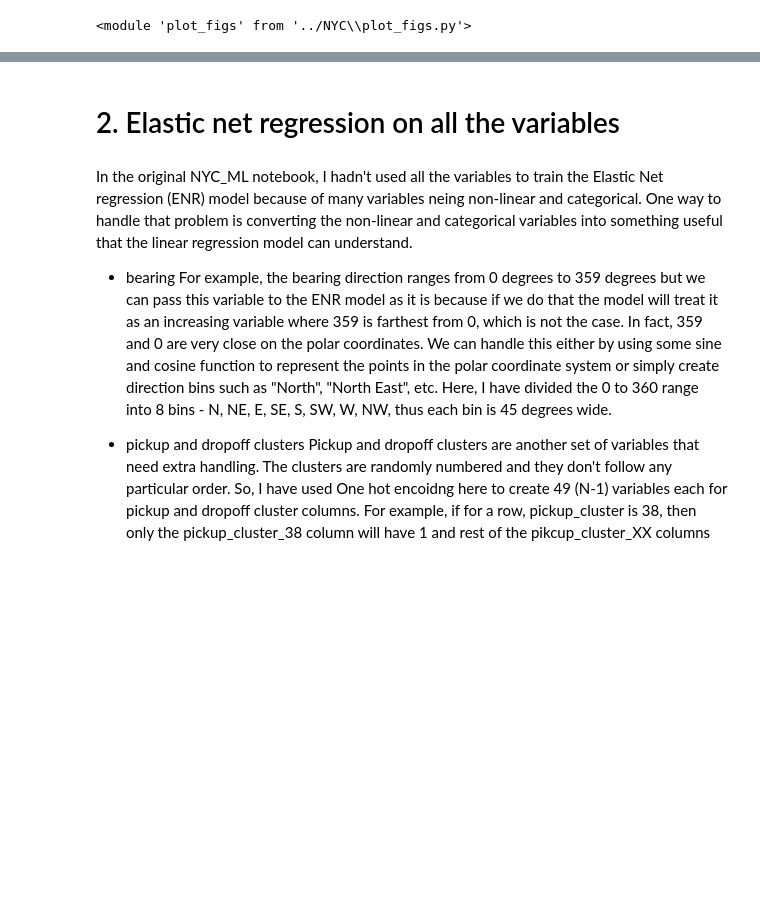
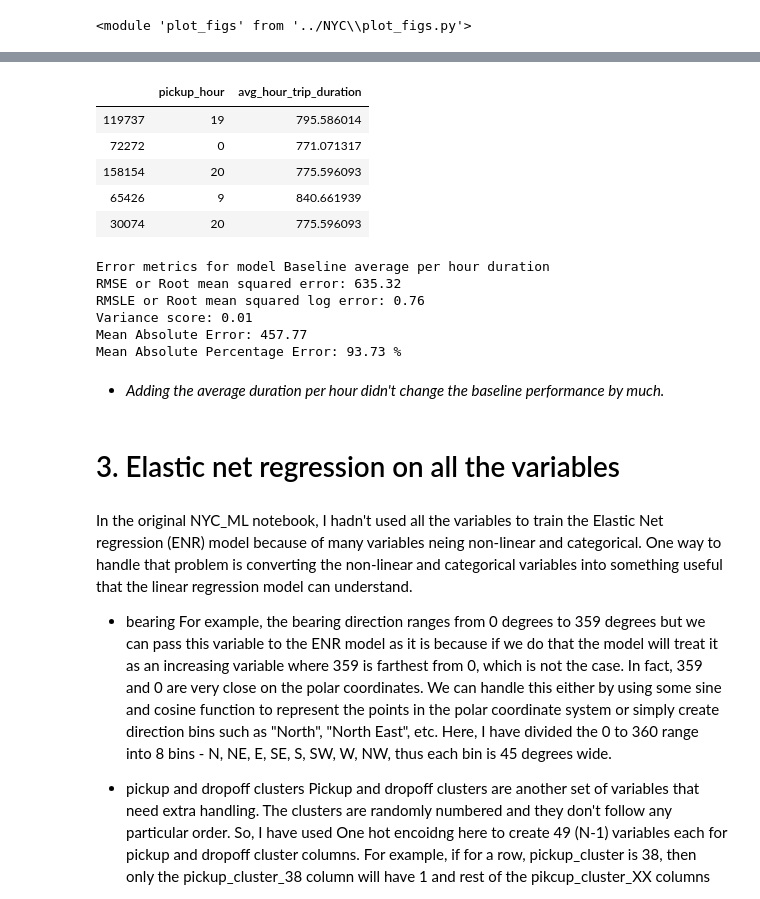
Before and after one commit to pratha19/NYC_taxi_trip_duration, a Jupyter notebook: notebooks/Further tuning RF and XGBoost.ipynb, the cells around one changed output, grey strips where cells are left out. Cells and saved outputs as stored; diff of their text form; code cells hidden in the pictures; blank space fills up the shorter version.

Commit message:
Adding baseline which uses average trip duration per hour

```diff
--- a/notebooks/Further tuning RF and XGBoost.ipynb
+++ b/notebooks/Further tuning RF and XGBoost.ipynb
@@ -72,5 +79,35 @@ cols_to = ['vendorid', 'passenger_count', 'pickup_longitude', 'pickup_latitude',
+# %%
+X_trainb, X_testb, y_trainb, y_testb = data_preprocess.prep_train_test(tp_df,
+                                                                          test_size = 0.3)
+# %%
+X_trainb['trip_duration'] = y_trainb
+# %%
+mean_hour_trip_duration = dict(X_trainb.groupby('pickup_hour')['trip_duration'].mean())
+# %%
+X_testb['avg_hour_trip_duration'] = X_testb['pickup_hour'].map(mean_hour_trip_duration)
+# %%
+X_testb[['pickup_hour', 'avg_hour_trip_duration']].head()
+# %% [output]
+|  | pickup_hour | avg_hour_trip_duration |
+| 119737 | 19 | 795.586014 |
+| 72272 | 0 | 771.071317 |
+| 158154 | 20 | 775.596093 |
+| 65426 | 9 | 840.661939 |
+| 30074 | 20 | 775.596093 |
+# %%
+nyc_ml_err_plots.error_metrics(X_testb.avg_hour_trip_duration, y_testb,
+                               dict_err, model_name = "Baseline average per hour duration", test = True)
+# %% [output]
+Error metrics for model Baseline average per hour duration
+RMSE or Root mean squared error: 635.32
+RMSLE or Root mean squared log error: 0.76
+Variance score: 0.01
+Mean Absolute Error: 457.77
+Mean Absolute Percentage Error: 93.73 %
+# %% [markdown]
+* _Adding the average duration per hour didn't change the baseline performance by much._
 # %% [markdown]
-# 2. Elastic net regression on all the variables <a name="2"></a>
+# 3. Elastic net regression on all the variables <a name="3"></a>
 # %% [markdown]
 In the original NYC_ML notebook, I hadn't used all the variables to train the Elastic Net regression (ENR) model because of many variables neing non-linear and categorical. One way to handle that problem is converting the non-linear and categorical variables into something useful that the linear regression model can understand.
 
```
Also changed, not shown: parts of 7 cells of this notebook.
